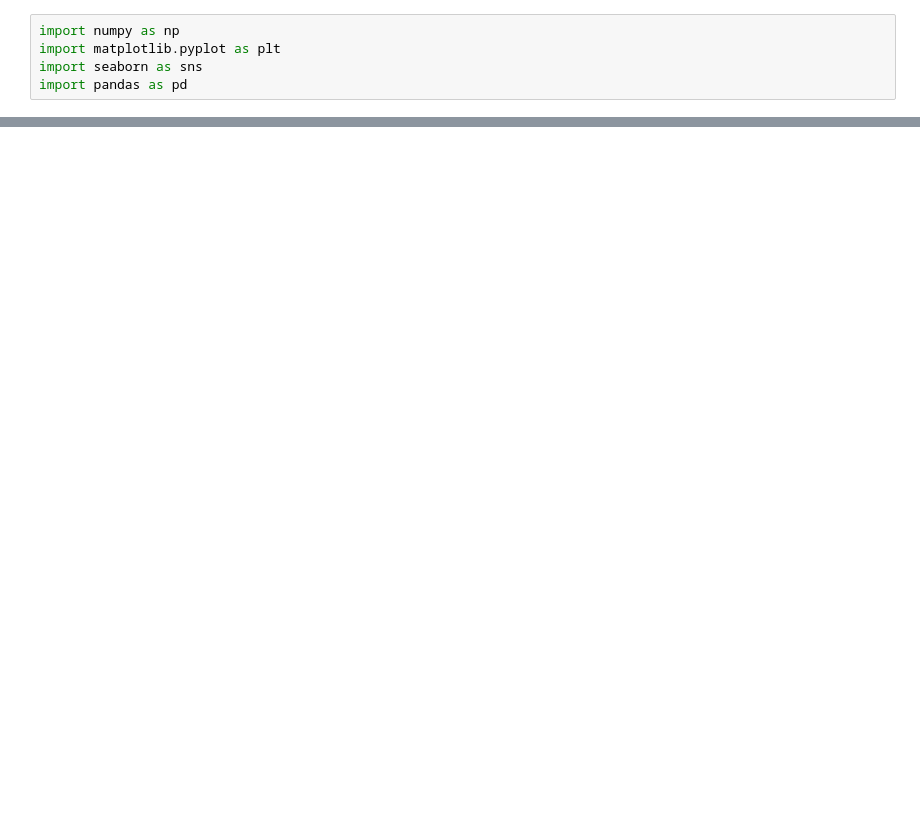
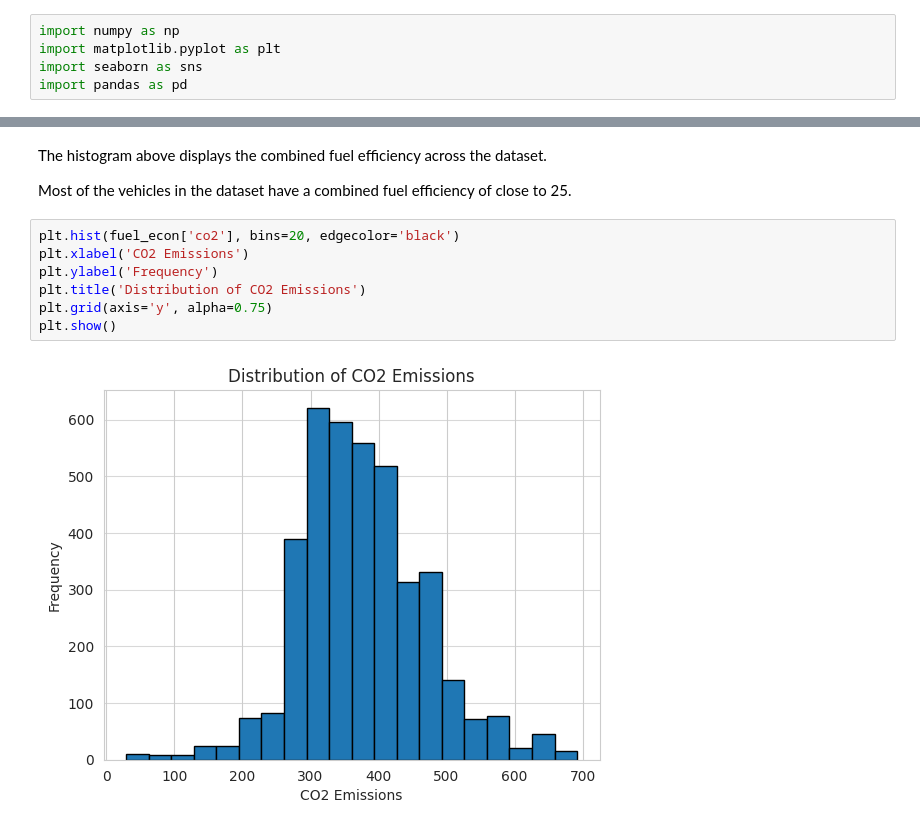
Before and after one commit to Mwangi-dan/machine_learning, a Jupyter notebook: Project_Plotting.ipynb, the cells around one changed output, grey strips where cells are left out. Saved outputs shown, nothing was run; the diff lists cells and outputs as text; blank space fills up the shorter version.

```diff
--- a/Project_Plotting.ipynb
+++ b/Project_Plotting.ipynb
@@ -43,0 +29,13 @@ ValueError: could not convert string to float: 'Nissan'
+# %% [markdown]
+The histogram above displays the combined fuel efficiency across the dataset.
+
+Most of the vehicles in the dataset have a combined fuel efficiency of close to 25.
+# %%
+plt.hist(fuel_econ['co2'], bins=20, edgecolor='black')
+plt.xlabel('CO2 Emissions')
+plt.ylabel('Frequency')
+plt.title('Distribution of CO2 Emissions')
+plt.grid(axis='y', alpha=0.75)
+plt.show()
+# %% [output]
+[figure, added]
```
Also changed, not shown: parts of 9 cells of this notebook.
